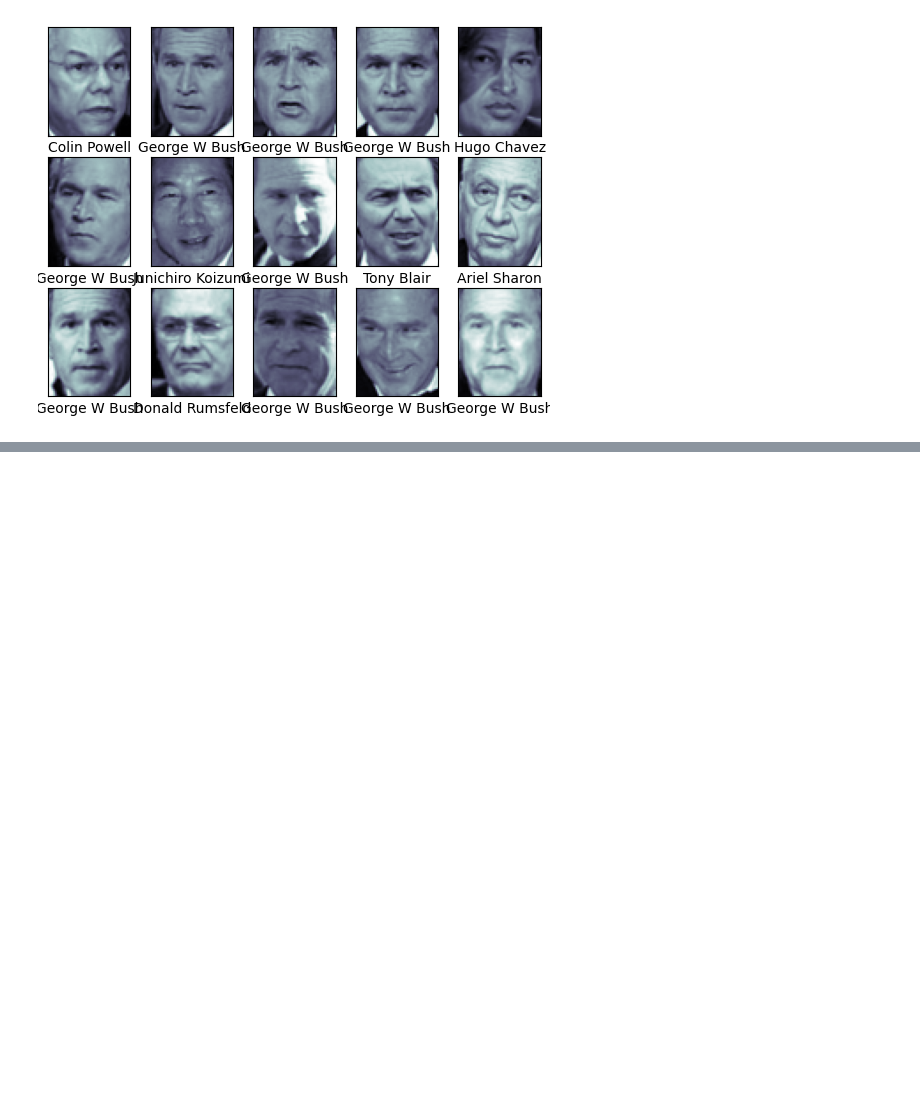
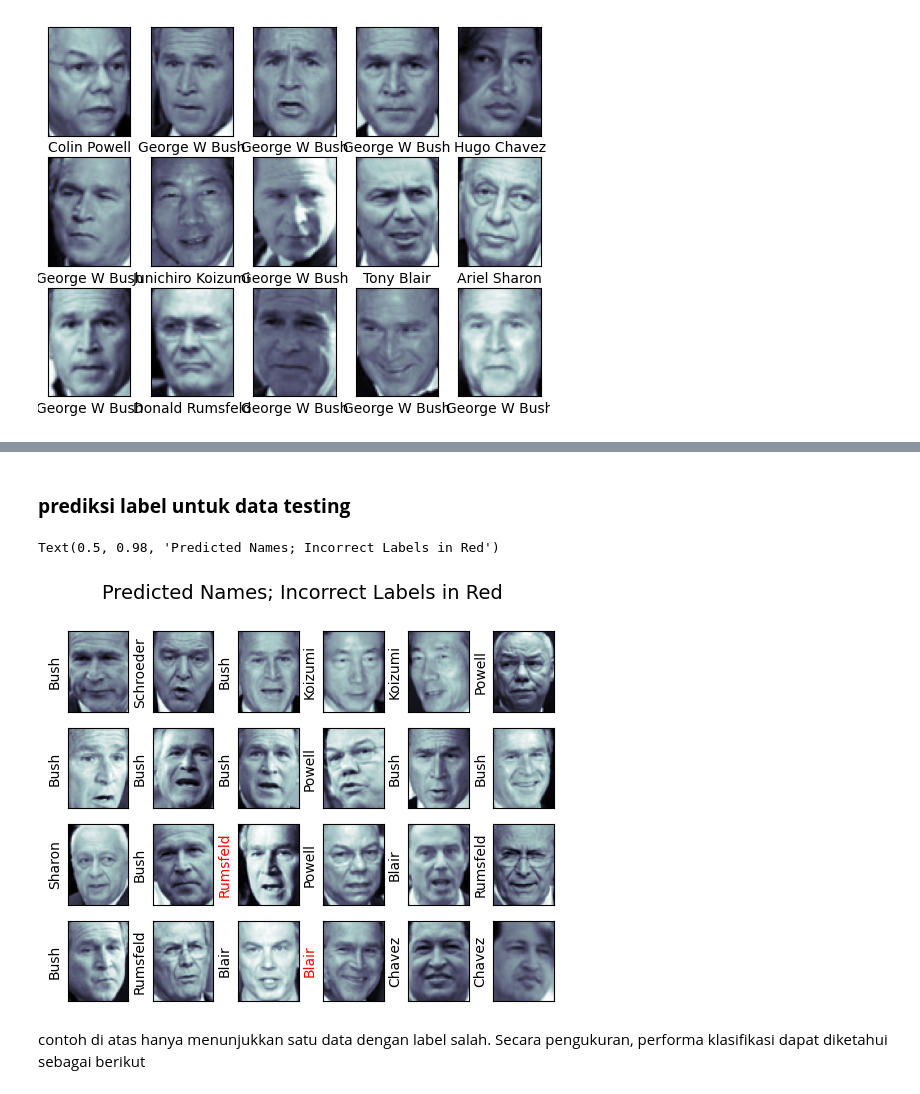
Before and after one commit to AfrizalDS/MachineLearning, a Jupyter notebook: Praktikum_2.ipynb, the cells around one changed output, grey strips where cells are left out. Drawn from its saved outputs; the diff is of its cells as text; code cells hidden in the pictures; blank space fills up the shorter version.

```diff
--- a/Praktikum_2.ipynb
+++ b/Praktikum_2.ipynb
@@ -36,3 +32,26 @@ for i, axi in enumerate(ax.flat):
             xlabel=faces.target_names[faces.target[i]])
 # %% [output]
 [figure]
+# %%
+from sklearn.svm import SVC
+from sklearn.decomposition import PCA as RandomizedPCA
+from sklearn.pipeline import make_pipeline
+
+pca = RandomizedPCA(n_components=150, whiten=True, random_state=42)
+svc = SVC(kernel='rbf', class_weight='balanced')
+model = make_pipeline(pca, svc)
+# %%
+# pemisahan data training dan data testing
+
+from sklearn.model_selection import train_test_split
+Xtrain, Xtest, ytrain, ytest = train_test_split(faces.data, faces.target,
+                                                random_state=42)
+# %%
+from sklearn.model_selection import GridSearchCV
+param_grid = {'svc__C': [1, 5, 10, 50],
+              'svc__gamma': [0.0001, 0.0005, 0.001, 0.005]}
+grid = GridSearchCV(model, param_grid)
+
+%time grid.fit(Xtrain, ytrain)
+print(grid.best_params_)
+print(grid.best_score_)
@@ -38,0 +63,20 @@ for i, axi in enumerate(ax.flat):
+# %% [markdown]
+### **prediksi label untuk data testing**
+# %%
+model = grid.best_estimator_
+yfit = model.predict(Xtest)
+# %%
+# hasil label pada data testing
+
+fig, ax = plt.subplots(4, 6)
+for i, axi in enumerate(ax.flat):
+    axi.imshow(Xtest[i].reshape(62, 47), cmap='bone')
+    axi.set(xticks=[], yticks=[])
+    axi.set_ylabel(faces.target_names[yfit[i]].split()[-1],
+                   color='black' if yfit[i] == ytest[i] else 'red')
+fig.suptitle('Predicted Names; Incorrect Labels in Red', size=14)
+# %% [output]
+Text(0.5, 0.98, 'Predicted Names; Incorrect Labels in Red')
+[figure, added]
+# %% [markdown]
+contoh di atas hanya menunjukkan satu data dengan label salah. Secara pengukuran, performa klasifikasi dapat diketahui sebagai berikut
```
Also changed, not shown: parts of 4 cells of this notebook.
